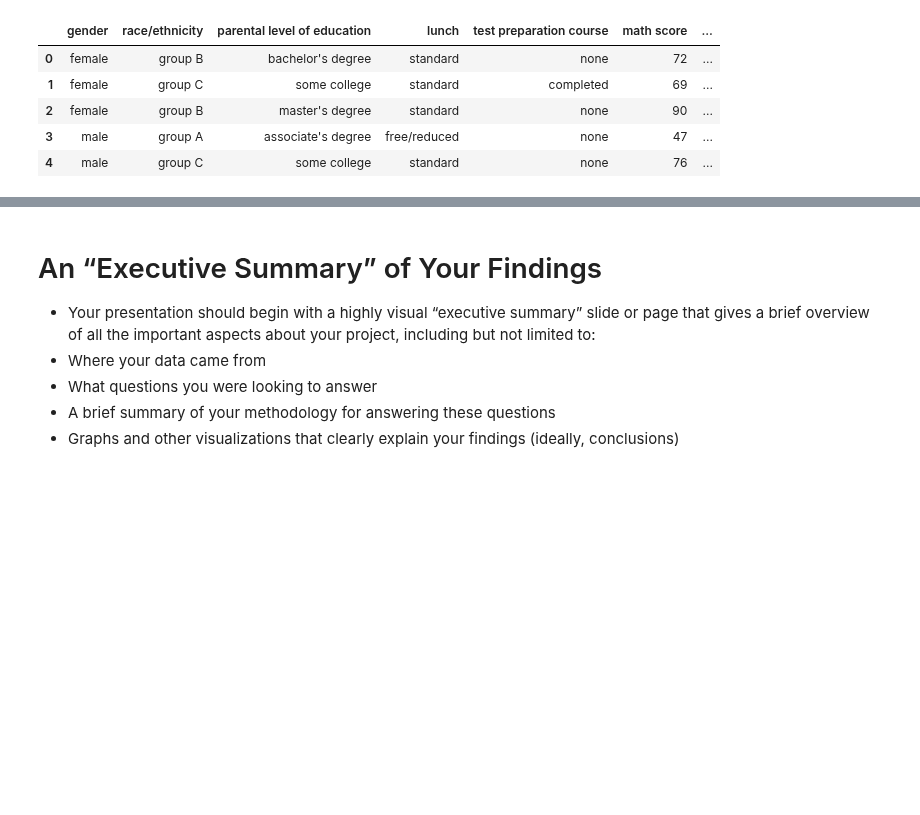
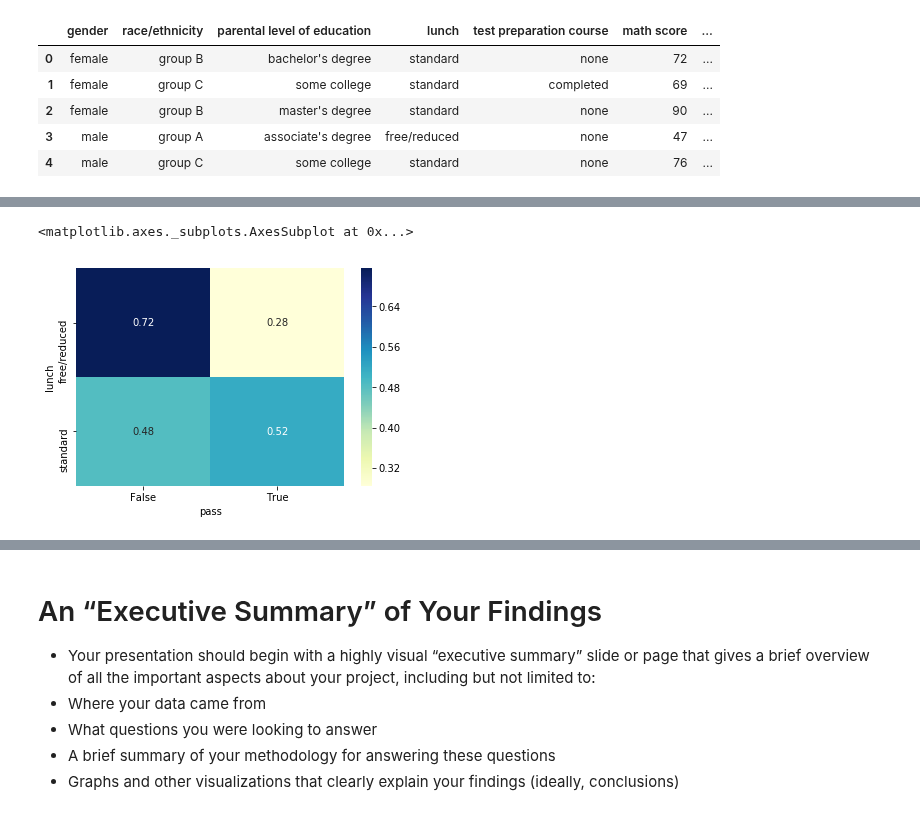
Before and after one commit to natepill/DS1.1, a Jupyter notebook: FinalProject/Students-Test-Performance-Notebook-FINAL.ipynb, the cells around one changed output, grey strips where cells are left out. Drawn from its saved outputs; the diff is of its cells as text; code cells hidden in the pictures; blank space fills up the shorter version.

```diff
--- a/FinalProject/Students-Test-Performance-Notebook-FINAL.ipynb
+++ b/FinalProject/Students-Test-Performance-Notebook-FINAL.ipynb
@@ -225,0 +217,7 @@ sns.heatmap(pd.crosstab(df['test preparation course'], df['pass'], normalize='in
+# %%
+'''What affect did the lunch type have on wheter or not a student passed the exam?'''
+
+sns.heatmap(pd.crosstab(df['lunch'], df['pass'], normalize='index'), cmap="YlGnBu", annot=True)
+# %% [output]
+<matplotlib.axes._subplots.AxesSubplot at 0x...>
+[figure, added]
```
Also changed, not shown: parts of 5 cells of this notebook.
